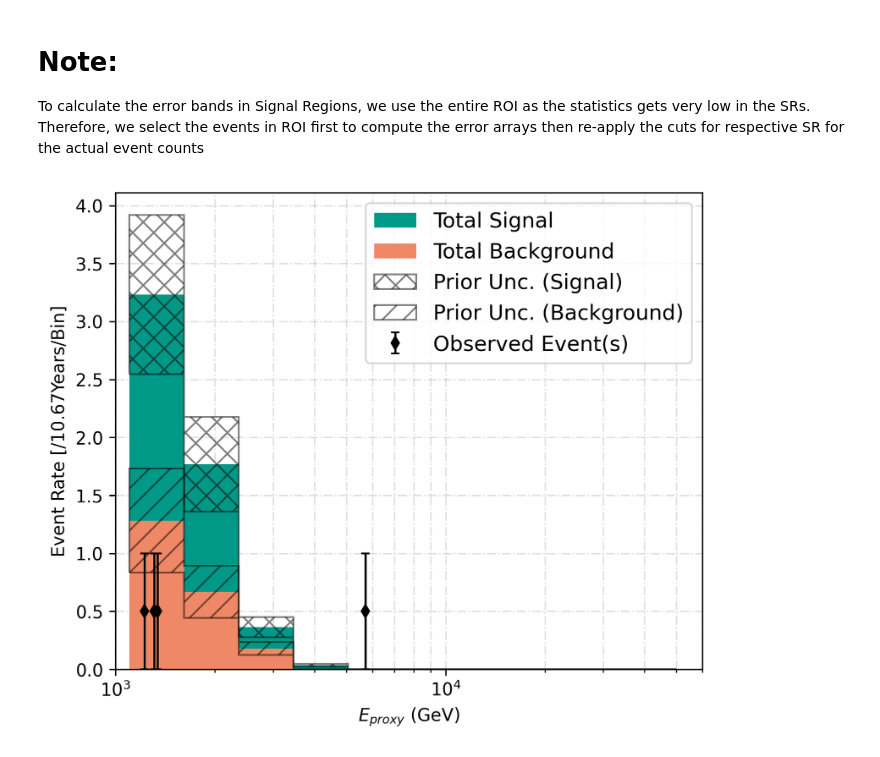
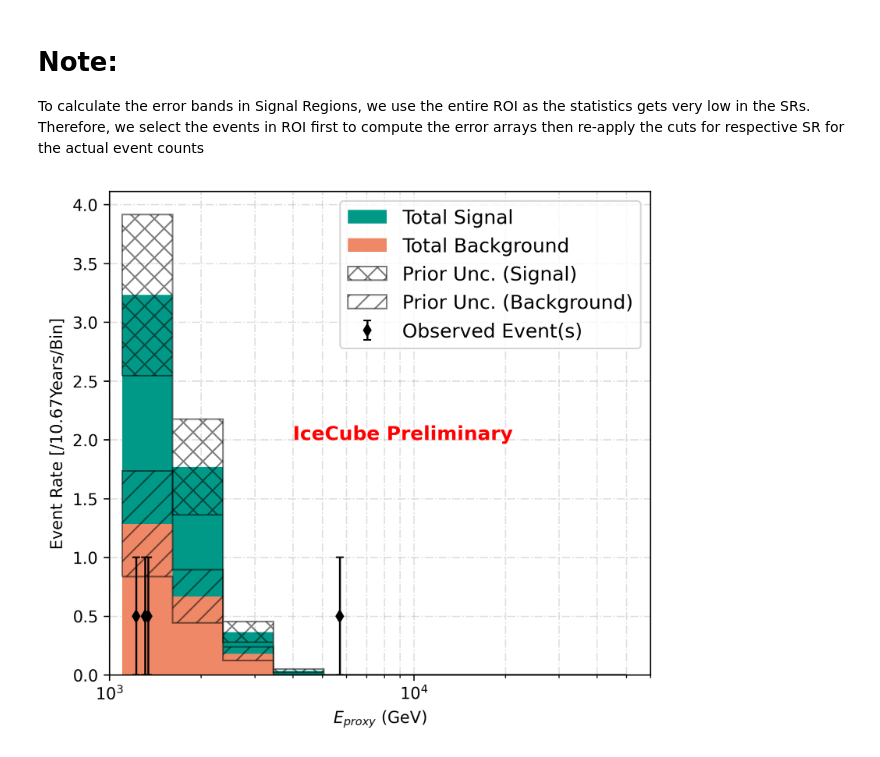
Before and after one commit to ssarkarbht/DiMuon-Search-Analysis, a Jupyter notebook: plots/Final Plots.ipynb, the cells around one changed output. Cells and saved outputs as stored; diff of their text form; code cells hidden in the pictures.

```diff
--- a/plots/Final Plots.ipynb
+++ b/plots/Final Plots.ipynb
@@ -859,7 +894,8 @@ data.apply_curveCut(reg[1][0], reg[1][1],
                        reg[0])
 # %%
 def make_srplot(prop, bins, sigerror, bkgerror,
-                  tottime = TIME, **kwargs):
+                  tottime = TIME, i3label=False,
+                **kwargs):
     #get the binnings for MC
     bincen = 0.5*(bins[1:]+bins[:-1])
     bindiff = np.diff(bins)/2.
@@ -926,6 +962,12 @@ def make_srplot(prop, bins, sigerror, bkgerror,
 
     plt.grid(**kwargs['grid'])
     axsett = kwargs[prop+'_scale']
+
+    if i3label:
+        plt.text(axsett['textpos'][0], axsett['textpos'][1],
+                "IceCube Preliminary",
+                fontsize=12, color='r', fontweight = "extra bold")
+
     plt.legend(**axsett['legend'])
     plt.xscale(axsett['xscale'])
     plt.yscale(axsett['yscale'])
@@ -942,8 +984,8 @@ def make_srplot(prop, bins, sigerror, bkgerror,
     plt.show()
 # %%
 make_srplot('etrack', ebins, senerr, benerr,
-                  tottime = TIME, **allsett)
+                  tottime = TIME, i3label=True, **allsett)
 # %% [output]
-[figure, old version]
+[figure, new version]
 # %%
 make_srplot('cosz', zbins, sznerr, bznerr,
```
Also changed, not shown: parts of 18 cells of this notebook, 2 other files.
